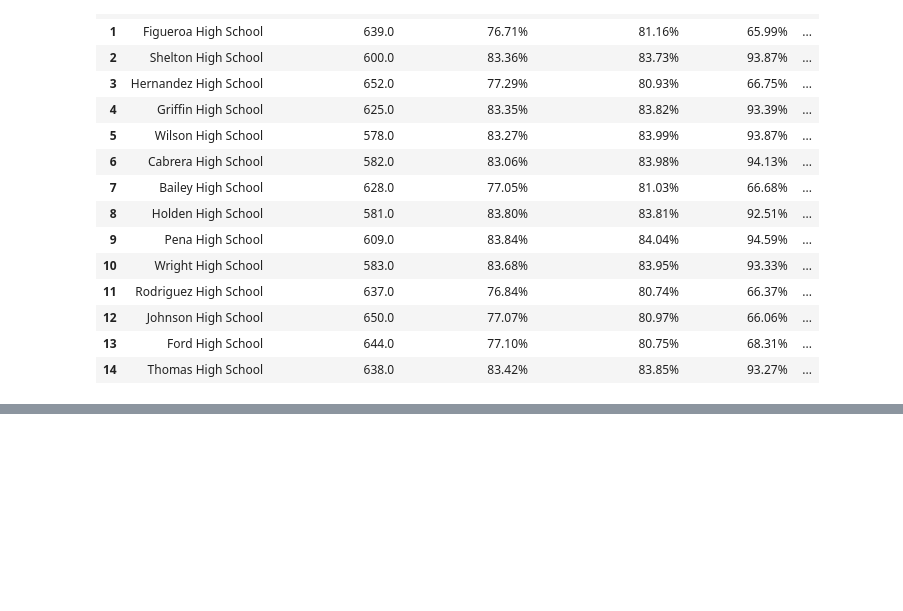
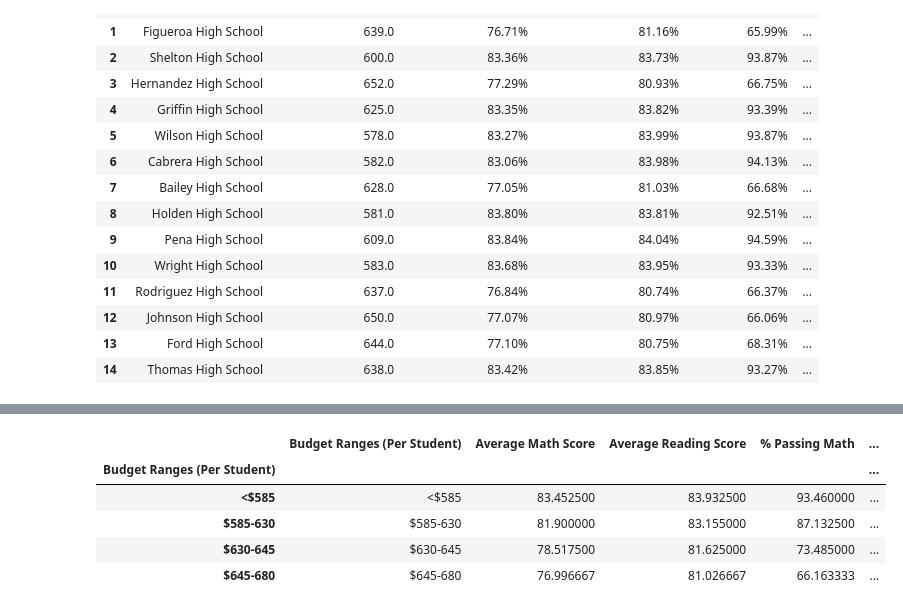
Before and after one commit to Jon-Pierson/pandas-challenge, a Jupyter notebook: PyCitySchools/main.ipynb, the cells around one changed output, grey strips where cells are left out. Drawn from its saved outputs; the diff is of its cells as text; code cells hidden in the pictures; blank space fills up the shorter version.

```diff
--- a/PyCitySchools/main.ipynb
+++ b/PyCitySchools/main.ipynb
@@ -830,0 +876,11 @@ spending_analysis
+# %%
+# Move the 'Budget Ranges (Per Student)' column to the first column in the spending_analysis_grouped DataFrame
+spending_analysis_grouped = spending_analysis_grouped[['Budget Ranges (Per Student)', 'Average Math Score', 'Average Reading Score', '% Passing Math', '% Passing Reading', '% Overall Passing']]
+spending_analysis_grouped
+# %% [output]
+|  | Budget Ranges (Per Student) | Average Math Score | Average Reading Score | % Passing Math | ... |
+| Budget Ranges (Per Student) |  |  |  |  | ... |
+| <$585 | <$585 | 83.452500 | 83.932500 | 93.460000 | ... |
+| $585-630 | $585-630 | 81.900000 | 83.155000 | 87.132500 | ... |
+| $630-645 | $630-645 | 78.517500 | 81.625000 | 73.485000 | ... |
+| $645-680 | $645-680 | 76.996667 | 81.026667 | 66.163333 | ... |
```
Also changed, not shown: parts of 11 cells of this notebook, 1 other file.
